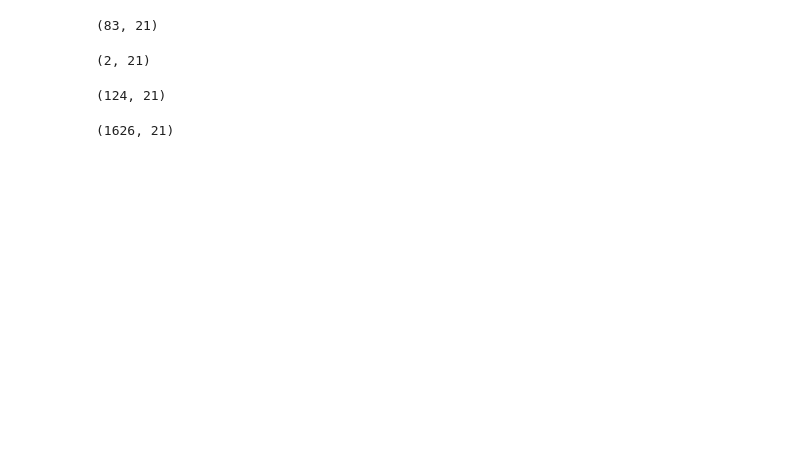
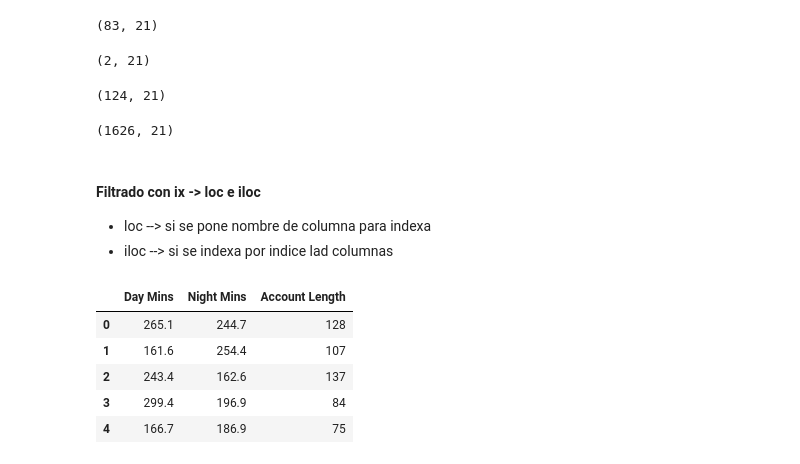
Before and after one commit to davidcamunas/python-ml-course, a Jupyter notebook: my_notebooks/T2/T2 - 1 - Data Cleaning - Data Wrangling.ipynb, the cells around one changed output. Saved outputs shown, nothing was run; the diff lists cells and outputs as text; code cells hidden in the pictures; blank space fills up the shorter version.

```diff
--- a/my_notebooks/T2/T2 - 1 - Data Cleaning - Data Wrangling.ipynb
+++ b/my_notebooks/T2/T2 - 1 - Data Cleaning - Data Wrangling.ipynb
@@ -191,3 +199,20 @@ data5 = data[data["Day Calls"] < data["Night Calls"]]
 data5.shape
 # %% [output]
 (1626, 21)
+# %% [markdown]
+#### Filtrado con ix -> loc e iloc
+* loc --> si se pone nombre de columna para indexa
+* iloc --> si se indexa por indice lad columnas
+# %%
+# Subconjuntos de filas y columnas de Dataset original
+columns = ["Day Mins", "Night Mins", "Account Length"]
+subset_first_50 = data[columns][:50]
+subset_first_50.head()
+# Tambien se puede ir haciendo primero filtro columnas o filas y después el otro... Mejor todo junto
+# %% [output]
+|  | Day Mins | Night Mins | Account Length |
+| 0 | 265.1 | 244.7 | 128 |
+| 1 | 161.6 | 254.4 | 107 |
+| 2 | 243.4 | 162.6 | 137 |
+| 3 | 299.4 | 196.9 | 84 |
+| 4 | 166.7 | 186.9 | 75 |
```
Also changed, not shown: parts of 20 cells of this notebook.
